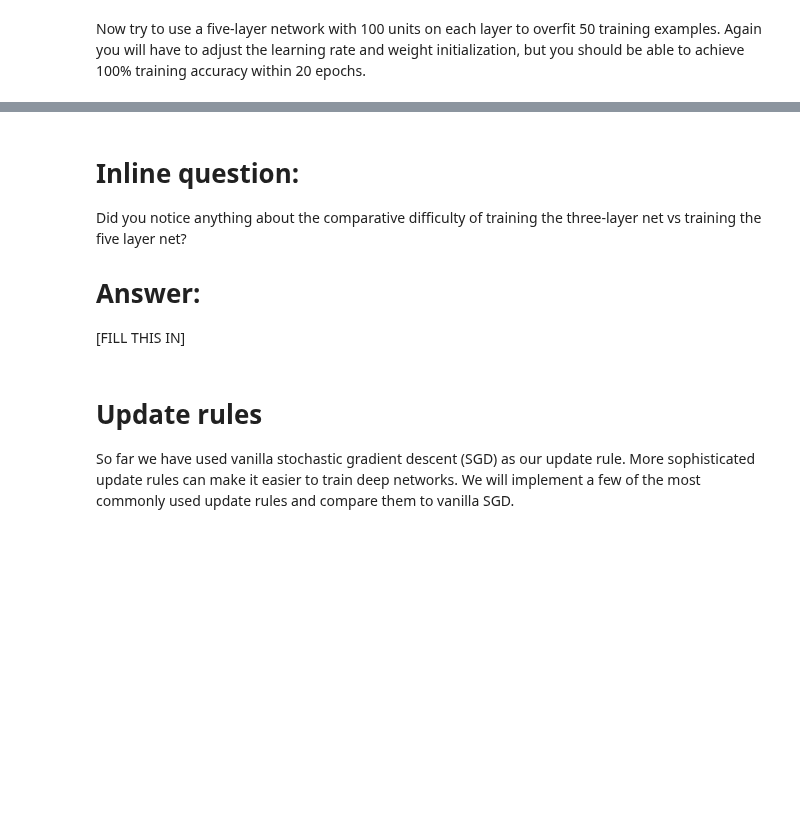
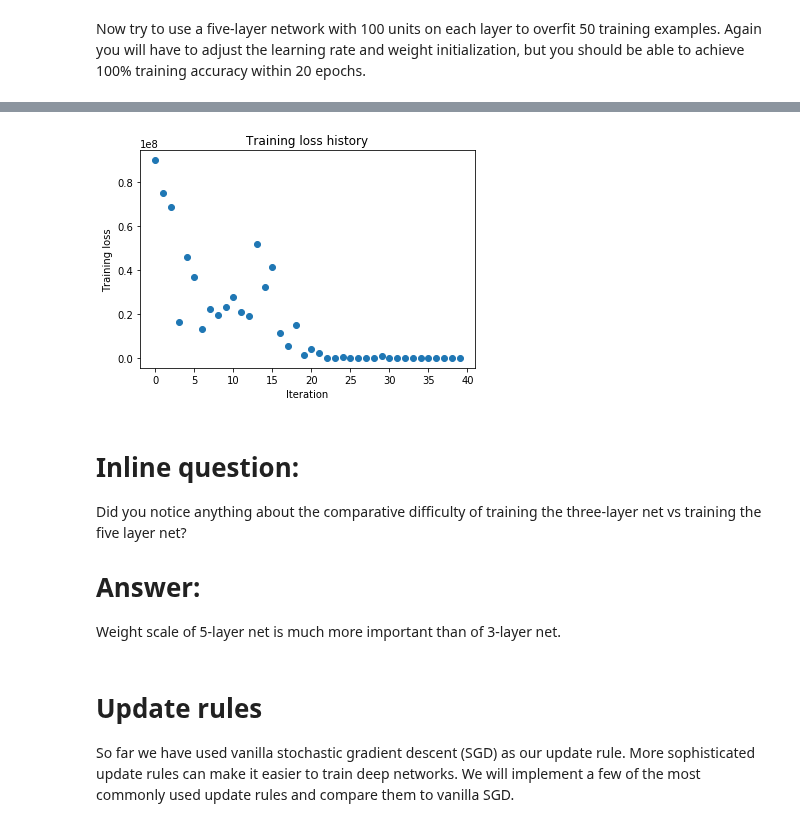
Before and after one commit to GrandmaChen/cs231n, a Jupyter notebook: assignment2/FullyConnectedNets.ipynb, the cells around one changed output, grey strips where cells are left out. Saved outputs shown, nothing was run; the diff lists cells and outputs as text; code cells hidden in the pictures; blank space fills up the shorter version.

```diff
--- a/assignment2/FullyConnectedNets.ipynb
+++ b/assignment2/FullyConnectedNets.ipynb
@@ -435,8 +474,8 @@ small_data = {
   'y_val': data['y_val'],
 }
 
-learning_rate = 1e-3
-weight_scale = 1e-5
+learning_rate = 4e-7
+weight_scale = 1
 model = FullyConnectedNet([100, 100, 100, 100],
                 weight_scale=weight_scale, dtype=np.float64)
 solver = Solver(model, small_data,
@@ -453,3 +492,4 @@ plt.title('Training loss history')
 plt.xlabel('Iteration')
 plt.ylabel('Training loss')
 plt.show()
+# %% [output]
@@ -456,9 +513,10 @@ plt.show()
+[figure, added]
 # %% [markdown]
 # Inline question:
 Did you notice anything about the comparative difficulty of training the three-layer net vs training the five layer net?
 
 # Answer:
-[FILL THIS IN]
+Weight scale of 5-layer net is much more important than of 3-layer net.
 # %% [markdown]
 # Update rules
 So far we have used vanilla stochastic gradient descent (SGD) as our update rule. More sophisticated update rules can make it easier to train deep networks. We will implement a few of the most commonly used update rules and compare them to vanilla SGD.
```
Also changed, not shown: parts of 12 cells of this notebook, 3 other files.
